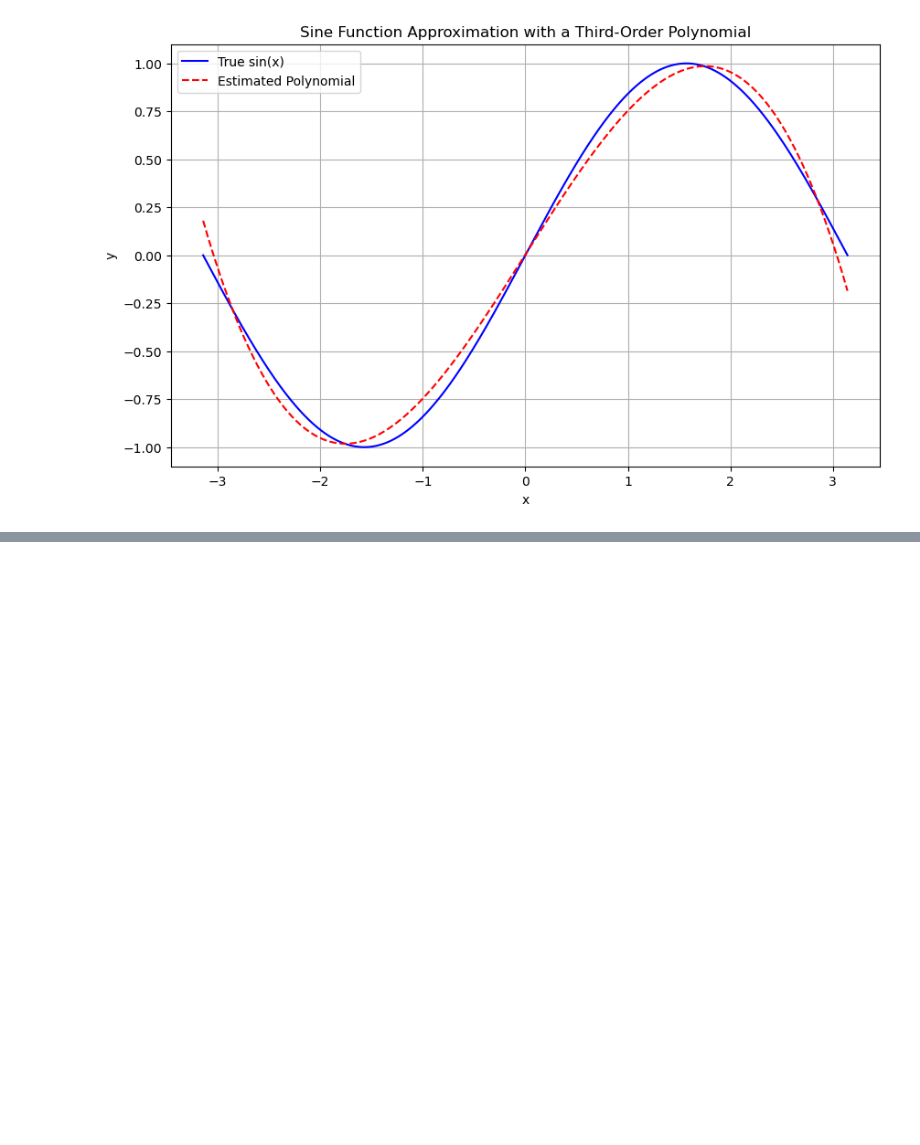
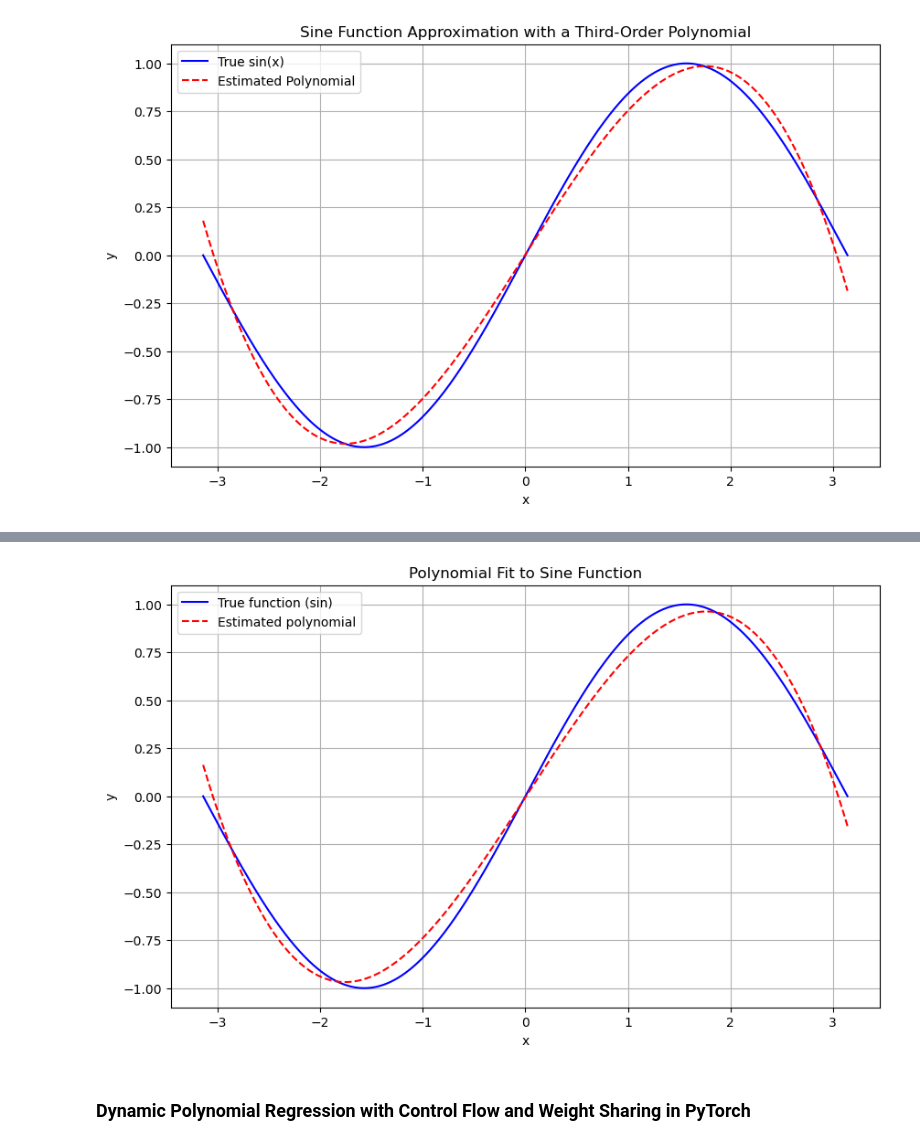
Before and after one commit to AnjaliML/ML101, a Jupyter notebook: Polynomial_Optim.ipynb, the cells around one changed output, grey strips where cells are left out. Drawn from its saved outputs; the diff is of its cells as text; code cells hidden in the pictures; blank space fills up the shorter version.

```diff
--- a/Polynomial_Optim.ipynb
+++ b/Polynomial_Optim.ipynb
@@ -165,0 +241,14 @@ plt.show()
+# %%
+plt.figure(figsize=(10, 6))
+plt.plot(x.numpy(), y.numpy(), label='True function (sin)', color='blue')
+plt.plot(x.numpy(), y_pred.detach().numpy(), label='Estimated polynomial', color='red', linestyle='--')
+plt.title('Polynomial Fit to Sine Function')
+plt.xlabel('x')
+plt.ylabel('y')
+plt.legend()
+plt.grid(True)
+plt.show()
+# %% [output]
+[figure, added]
+# %% [markdown]
+### Dynamic Polynomial Regression with Control Flow and Weight Sharing in PyTorch
```
Also changed, not shown: parts of 6 cells of this notebook.
